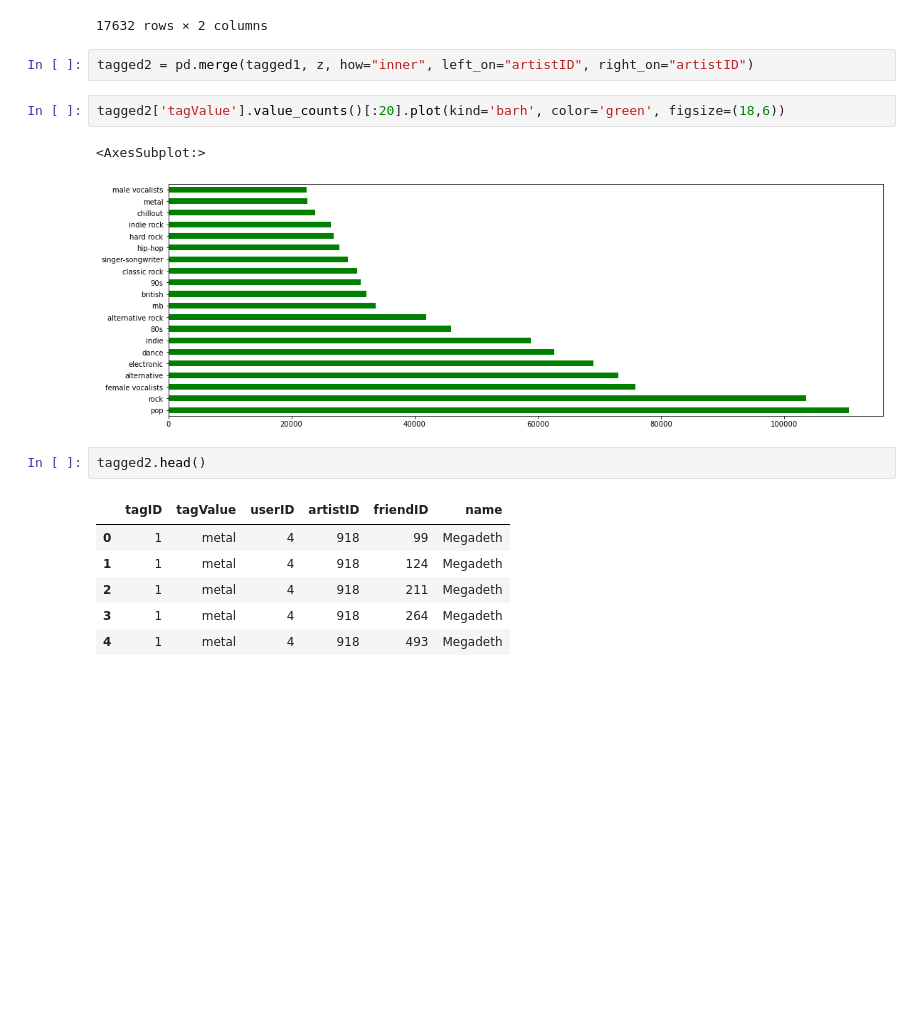
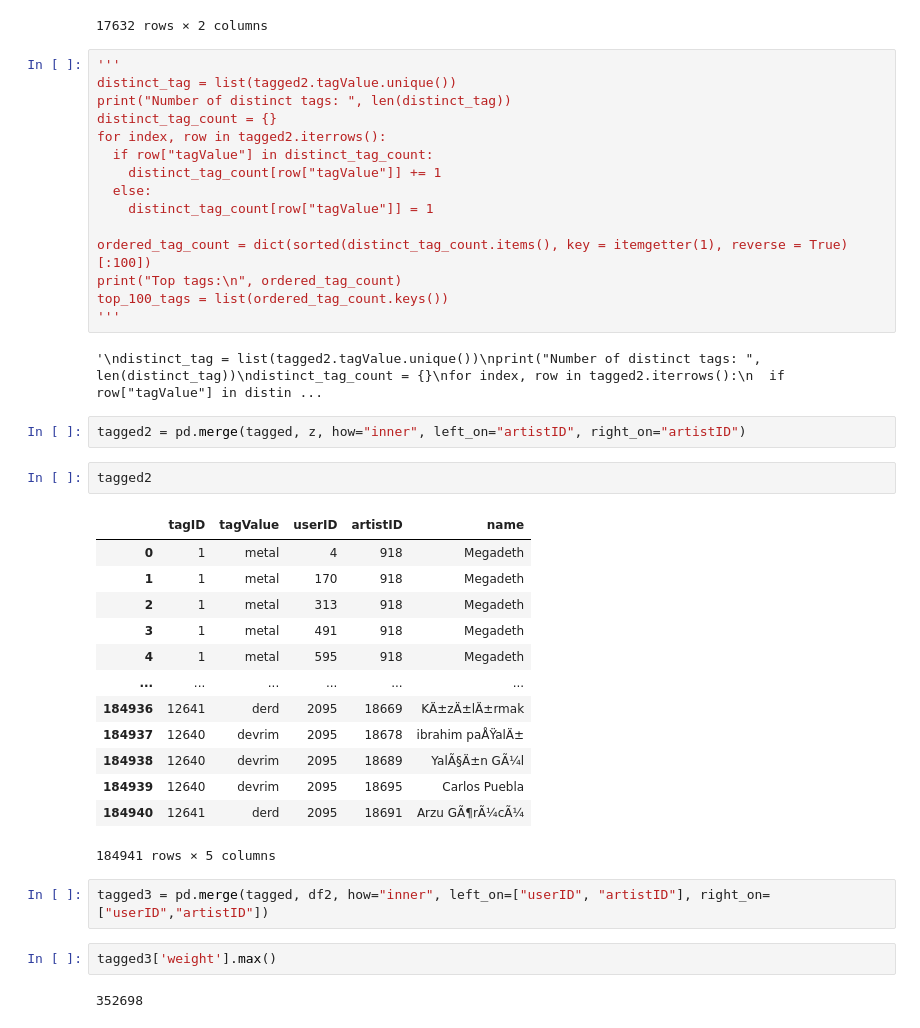
Before and after one commit to kiansweeney11/Ca4015-final-assignment, a Jupyter notebook: recommender.ipynb, the cells around one changed output. Cells and saved outputs as stored; diff of their text form; blank space fills up the shorter version.

```diff
--- a/recommender.ipynb
+++ b/recommender.ipynb
@@ -626,19 +584,44 @@ z
 | 92832 | Oz Alchemist | 18744 |
 | 92833 | Grzegorz Tomczak | 18745 |
 17632 rows × 2 columns
+# %%
+'''
+distinct_tag = list(tagged2.tagValue.unique())
+print("Number of distinct tags: ", len(distinct_tag))
+distinct_tag_count = {}
+for index, row in tagged2.iterrows():
+  if row["tagValue"] in distinct_tag_count:
+    distinct_tag_count[row["tagValue"]] += 1
+  else:
+    distinct_tag_count[row["tagValue"]] = 1
+
+ordered_tag_count = dict(sorted(distinct_tag_count.items(), key = itemgetter(1), reverse = True)[:100])
+print("Top tags:\n", ordered_tag_count)
+top_100_tags = list(ordered_tag_count.keys())
+'''
+# %% [output]
+'\ndistinct_tag = list(tagged2.tagValue.unique())\nprint("Number of distinct tags: ", len(distinct_tag))\ndistinct_tag_count = {}\nfor index, row in tagged2.iterrows():\n  if row["tagValue"] in distin ...
 # %%
-tagged2 = pd.merge(tagged1, z, how="inner", left_on="artistID", right_on="artistID")
+tagged2 = pd.merge(tagged, z, how="inner", left_on="artistID", right_on="artistID")
-# %%
-tagged2['tagValue'].value_counts()[:20].plot(kind='barh', color='green', figsize=(18,6))
-# %% [output]
-<AxesSubplot:>
-[figure, removed]
 # %%
-tagged2.head()
+tagged2
 # %% [output]
-|  | tagID | tagValue | userID | artistID | friendID | name |
-| 0 | 1 | metal | 4 | 918 | 99 | Megadeth |
-| 1 | 1 | metal | 4 | 918 | 124 | Megadeth |
-| 2 | 1 | metal | 4 | 918 | 211 | Megadeth |
-| 3 | 1 | metal | 4 | 918 | 264 | Megadeth |
-| 4 | 1 | metal | 4 | 918 | 493 | Megadeth |
+|  | tagID | tagValue | userID | artistID | name |
+| 0 | 1 | metal | 4 | 918 | Megadeth |
+| 1 | 1 | metal | 170 | 918 | Megadeth |
+| 2 | 1 | metal | 313 | 918 | Megadeth |
+| 3 | 1 | metal | 491 | 918 | Megadeth |
+| 4 | 1 | metal | 595 | 918 | Megadeth |
+| ... | ... | ... | ... | ... | ... |
+| 184936 | 12641 | derd | 2095 | 18669 | KÄ±zÄ±lÄ±rmak |
+| 184937 | 12640 | devrim | 2095 | 18678 | ibrahim paÅŸalÄ± |
+| 184938 | 12640 | devrim | 2095 | 18689 | YalÃ§Ä±n GÃ¼l |
+| 184939 | 12640 | devrim | 2095 | 18695 | Carlos Puebla |
+| 184940 | 12641 | derd | 2095 | 18691 | Arzu GÃ¶rÃ¼cÃ¼ |
+184941 rows × 5 columns
+# %%
+tagged3 = pd.merge(tagged, df2, how="inner", left_on=["userID", "artistID"], right_on=["userID","artistID"])
+# %%
+tagged3['weight'].max()
+# %% [output]
+352698
```
Also changed, not shown: parts of 13 cells of this notebook.
